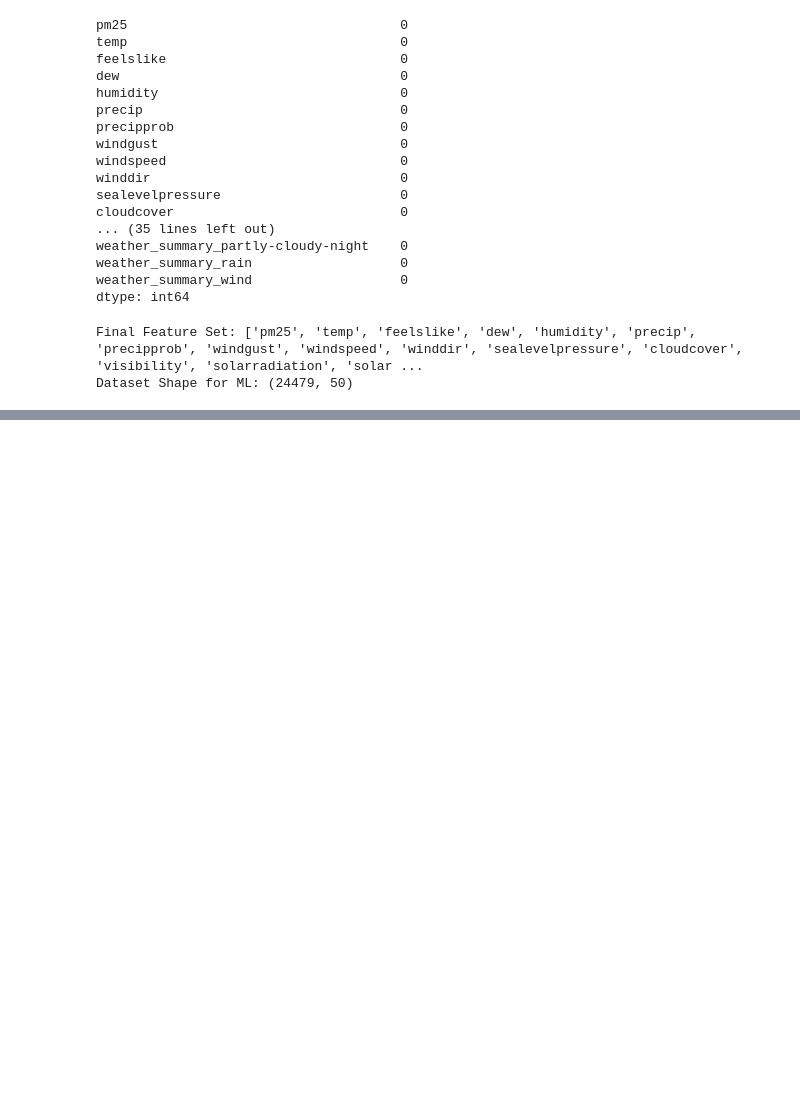
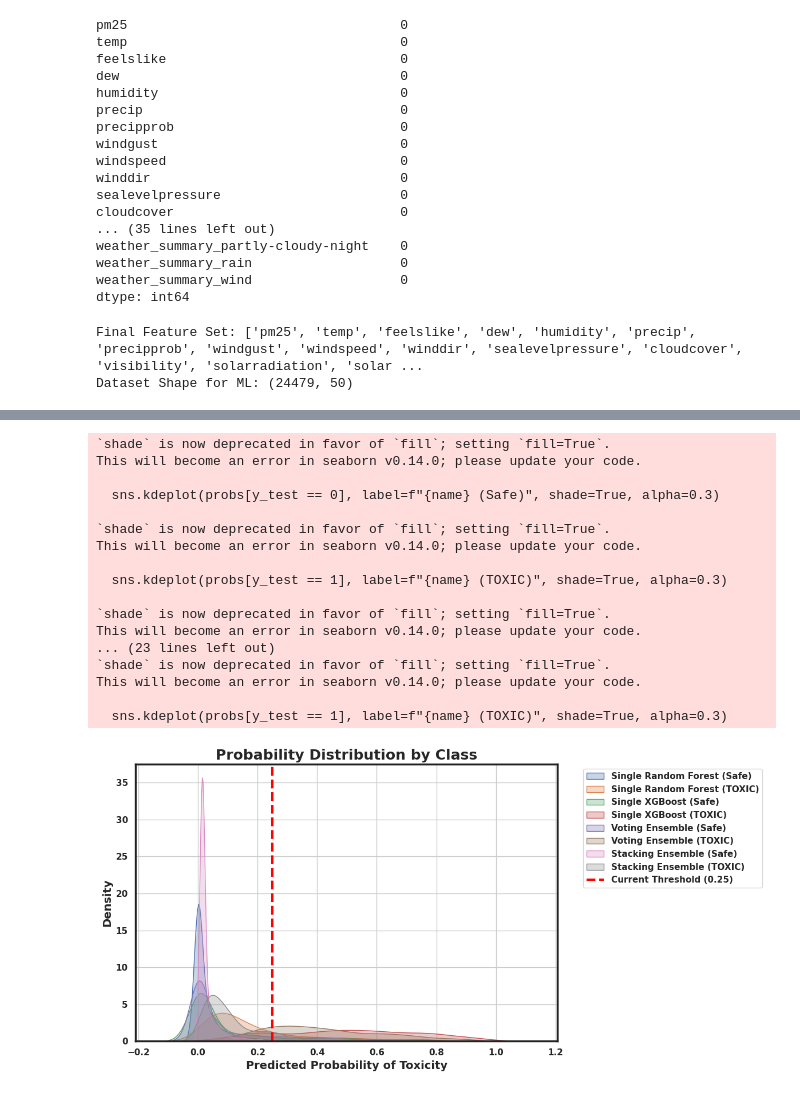
Before and after one commit to bses7/ML-Project-Ktm-AirQuality, a Jupyter notebook: Notebook/03_Model_Training.ipynb, the cells around one changed output, grey strips where cells are left out. Drawn from its saved outputs; the diff is of its cells as text; code cells hidden in the pictures; blank space fills up the shorter version.

```diff
--- a/Notebook/03_Model_Training.ipynb
+++ b/Notebook/03_Model_Training.ipynb
@@ -313,0 +342,35 @@ fig2.show()
+# %%
+def plot_probability_distribution(results_probs, y_test):
+    plt.figure(figsize=(12, 6))
+    for name, probs in results_probs.items():
+        sns.kdeplot(probs[y_test == 0], label=f"{name} (Safe)", shade=True, alpha=0.3)
+        sns.kdeplot(probs[y_test == 1], label=f"{name} (TOXIC)", shade=True, alpha=0.3)
+
+    plt.axvline(0.25, color='red', linestyle='--', label='Current Threshold (0.25)')
+    plt.title("Probability Distribution by Class")
+    plt.xlabel("Predicted Probability of Toxicity")
+    plt.ylabel("Density")
+    plt.legend(bbox_to_anchor=(1.05, 1), loc='upper left')
+    plt.tight_layout()
+    plt.show()
+
+plot_probability_distribution(results_probs, y_test)
+# %% [output]
+`shade` is now deprecated in favor of `fill`; setting `fill=True`.
+This will become an error in seaborn v0.14.0; please update your code.
+
+  sns.kdeplot(probs[y_test == 0], label=f"{name} (Safe)", shade=True, alpha=0.3)
+
+`shade` is now deprecated in favor of `fill`; setting `fill=True`.
+This will become an error in seaborn v0.14.0; please update your code.
+
+  sns.kdeplot(probs[y_test == 1], label=f"{name} (TOXIC)", shade=True, alpha=0.3)
+
+`shade` is now deprecated in favor of `fill`; setting `fill=True`.
+This will become an error in seaborn v0.14.0; please update your code.
+... (23 lines left out)
+`shade` is now deprecated in favor of `fill`; setting `fill=True`.
+This will become an error in seaborn v0.14.0; please update your code.
+
+  sns.kdeplot(probs[y_test == 1], label=f"{name} (TOXIC)", shade=True, alpha=0.3)
+[figure, added]
```
Also changed, not shown: parts of 40 cells of this notebook, 7 other files.
